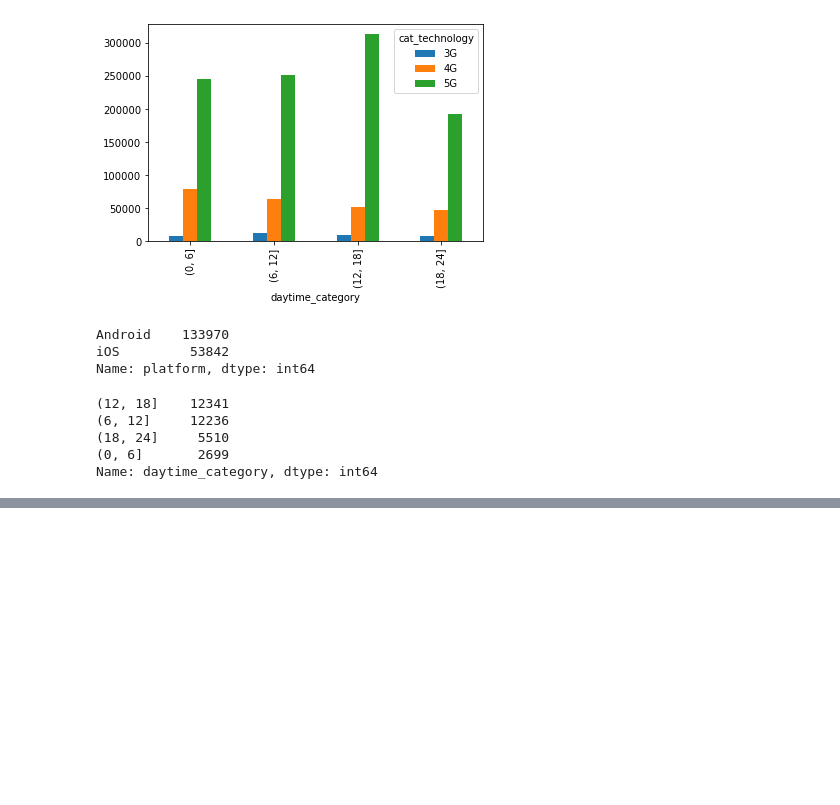
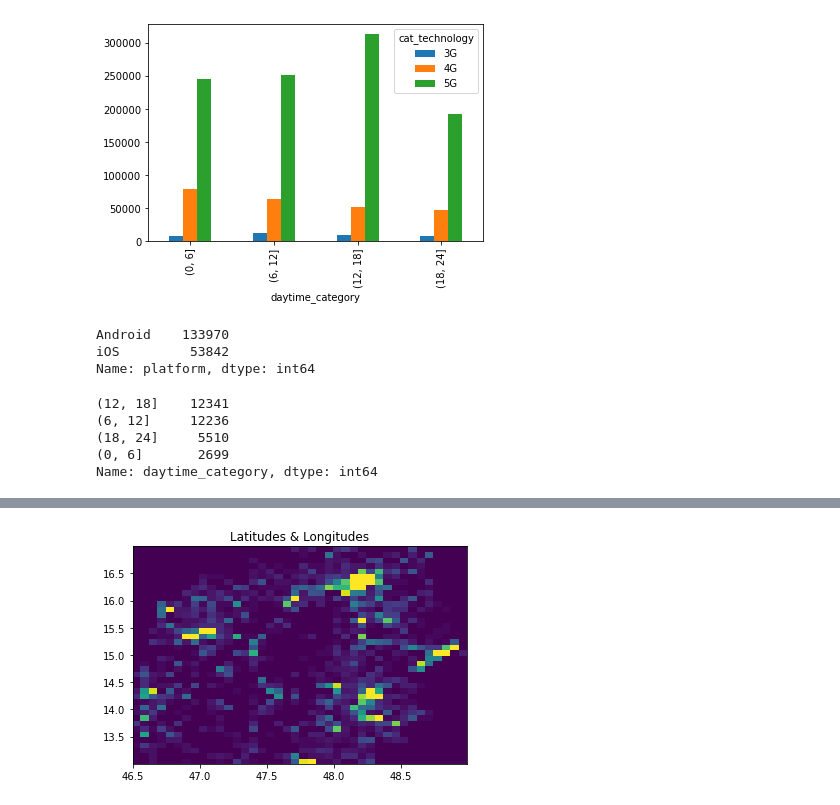
Before and after one commit to heckert/speedtest-classification, a Jupyter notebook: notebooks/01-explore.ipynb, the cells around one changed output, grey strips where cells are left out. Saved outputs shown, nothing was run; the diff lists cells and outputs as text; code cells hidden in the pictures; blank space fills up the shorter version.

```diff
--- a/notebooks/01-explore.ipynb
+++ b/notebooks/01-explore.ipynb
@@ -241,0 +233,9 @@ dtype: int64
+# %%
+filter_ = (df.lat >= 46) & (df.lat <= 49)
+filter_ = filter_ & (df.long >= 13) & (df.long <= 17)
+
+plt.hist2d(df[filter_].lat, df[filter_].long, bins=(40,40), vmax=50)
+plt.title('Latitudes & Longitudes')
+plt.show()
+# %% [output]
+[figure, added]
```
Also changed, not shown: parts of 4 cells of this notebook.
